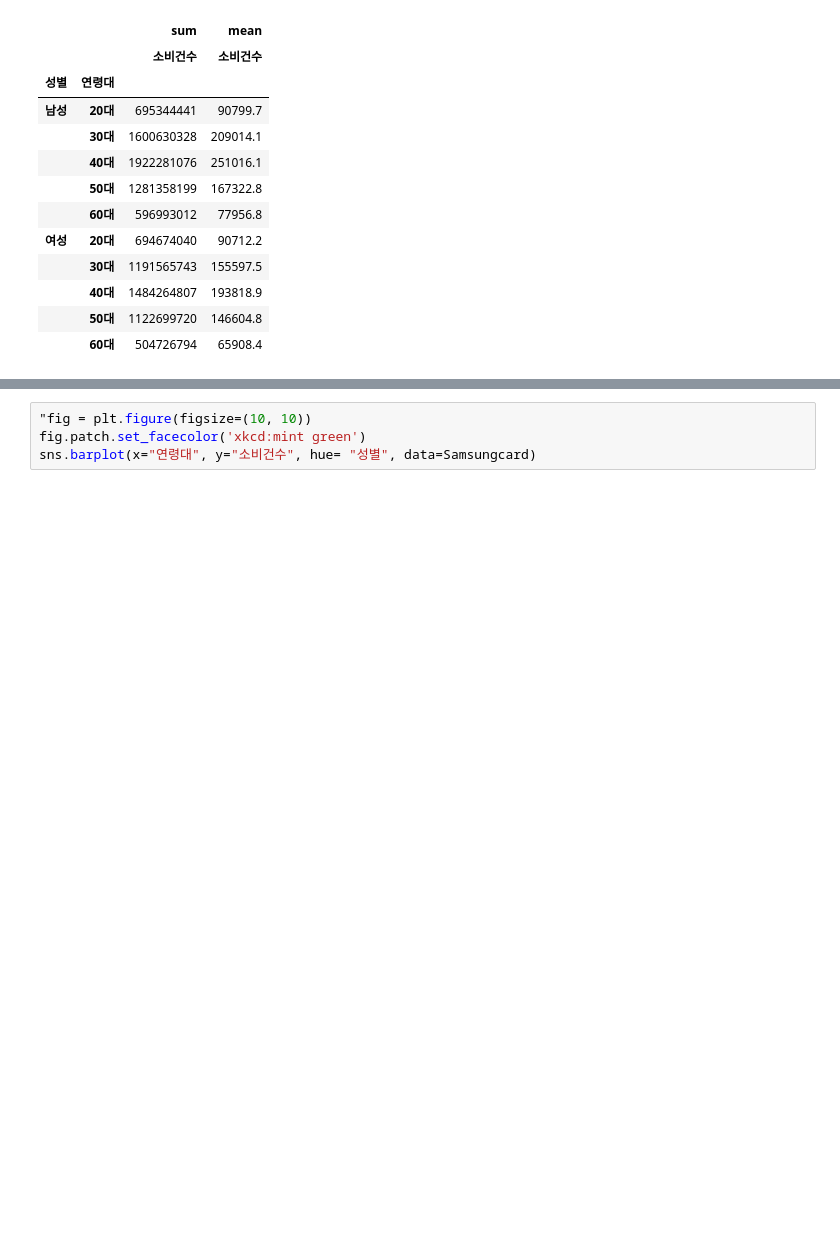
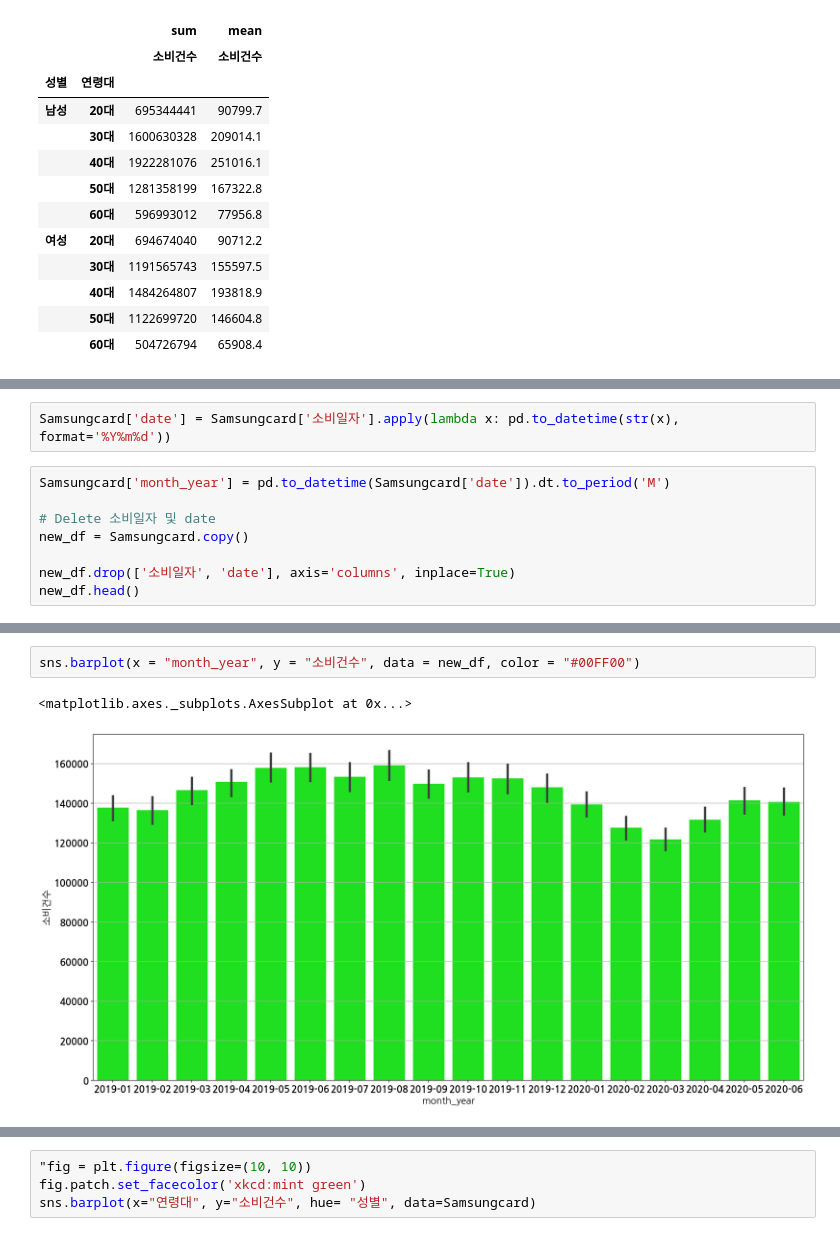
Before and after one commit to dschloe/kdx_competition, a Jupyter notebook: final_analysis.ipynb, the cells around one changed output, grey strips where cells are left out. Cells and saved outputs as stored; diff of their text form; blank space fills up the shorter version.

```diff
--- a/final_analysis.ipynb
+++ b/final_analysis.ipynb
@@ -168,0 +190,10 @@ for idx in range(0,2):
+# %%
+Samsungcard['date'] = Samsungcard['소비일자'].apply(lambda x: pd.to_datetime(str(x), format='%Y%m%d'))
+# %%
+Samsungcard['month_year'] = pd.to_datetime(Samsungcard['date']).dt.to_period('M')
+
+# Delete 소비일자 및 date
+new_df = Samsungcard.copy()
+
+new_df.drop(['소비일자', 'date'], axis='columns', inplace=True)
+new_df.head()
@@ -168,0 +223,5 @@ for idx in range(0,2):
+# %%
+sns.barplot(x = "month_year", y = "소비건수", data = new_df, color = "#00FF00")
+# %% [output]
+<matplotlib.axes._subplots.AxesSubplot at 0x...>
+[figure, added]
```
Also changed, not shown: parts of 22 cells of this notebook.
